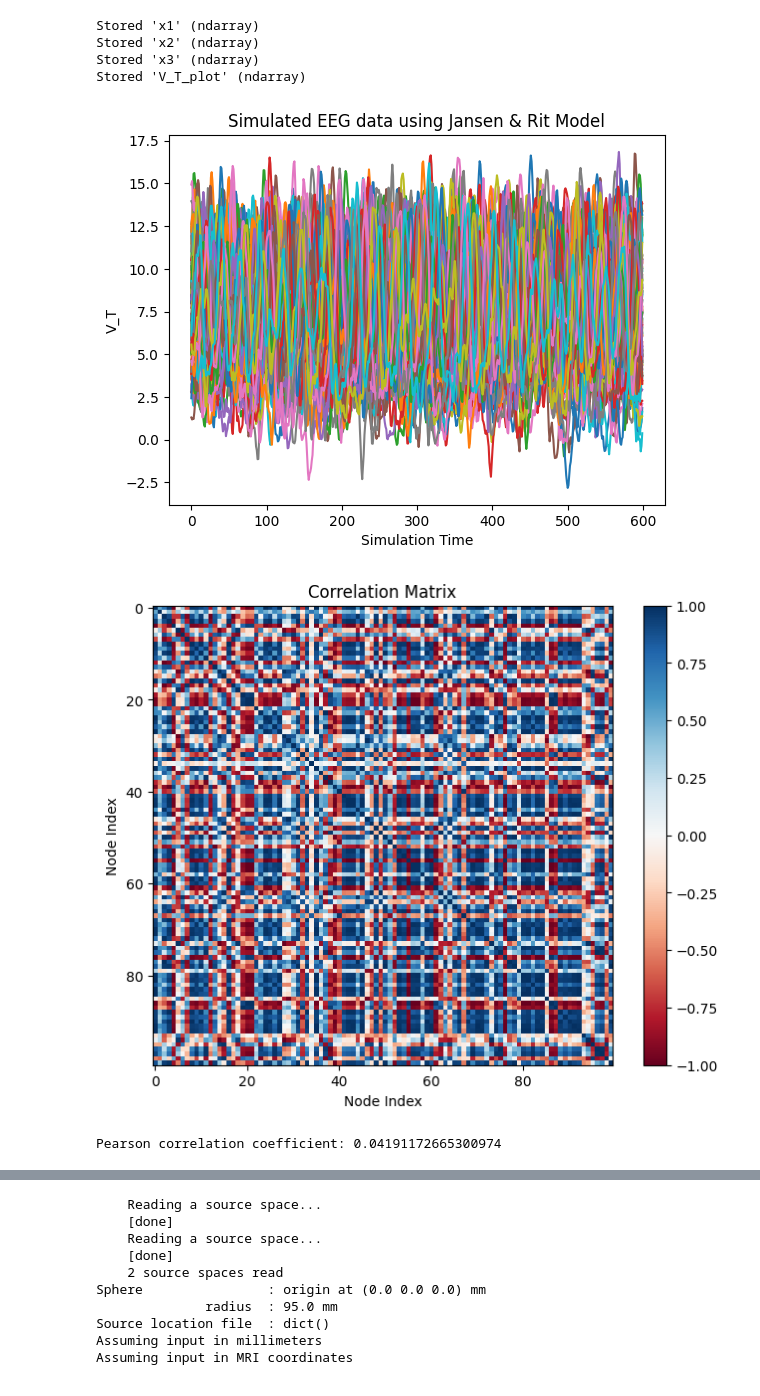
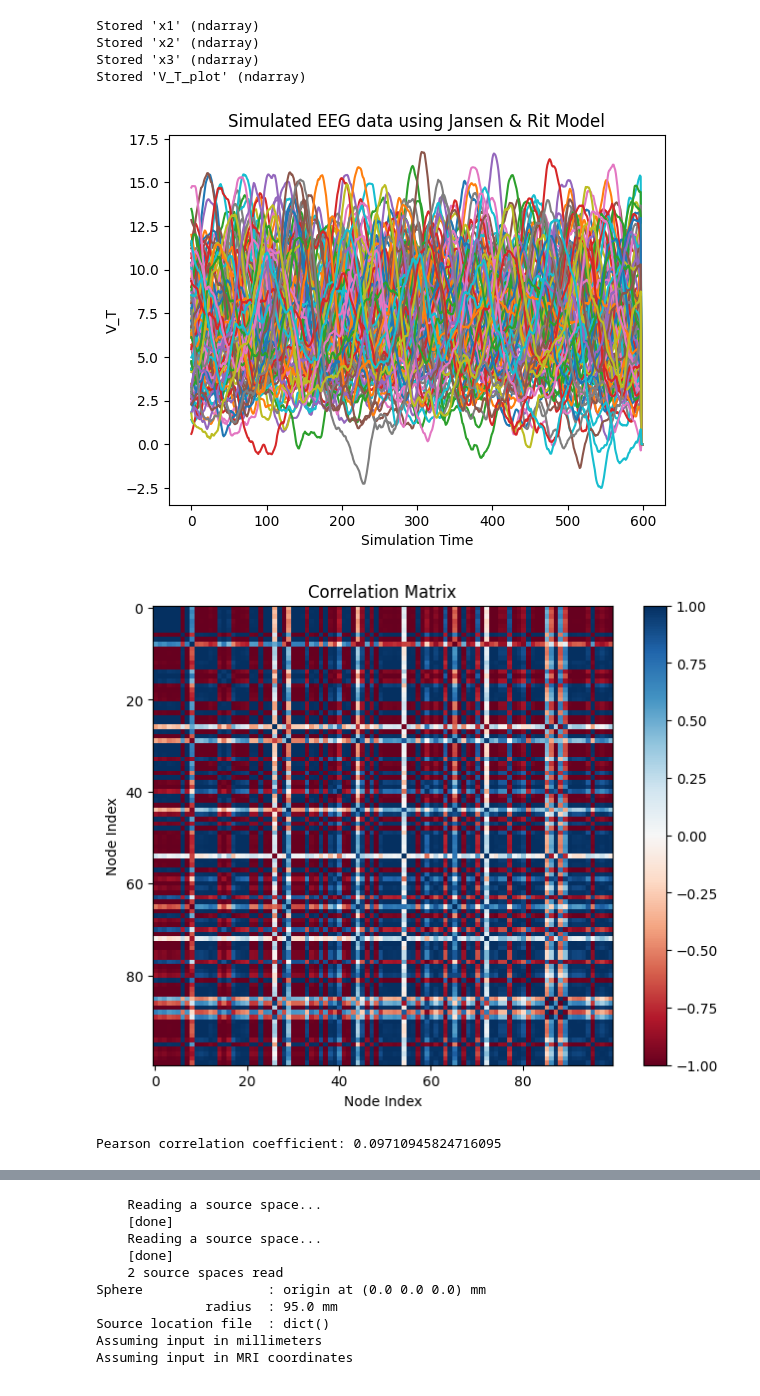
Before and after one commit to emias12/FinalYearProject, a Jupyter notebook: Jansen&Rit.ipynb, the cells around one changed output, grey strips where cells are left out. Drawn from its saved outputs; the diff is of its cells as text; code cells hidden in the pictures.

Commit message:
Adapted code to hardik data, with eeg channel filtering

```diff
--- a/Jansen&Rit.ipynb
+++ b/Jansen&Rit.ipynb
@@ -97,11 +97,14 @@ def system_of_equations(x):
 dt = 0.001 # Step size
 transient = 60  # Simulation duration for stabilizing (with Euler method)
 sim_length = 600 # Simulation time points (to plot)
-downsample = 4 # Downsample the simulation results
+# downsample = 4 # Downsample the simulation results
+downsample = 1
 
 # Fixed downsampling so sampling freq matches empirical EEG (250 Hz)
 # Sampling freq = 1 / dt = 1000 Hz
 # Downsampling to use = current sampling freq / intended sampling freq = 1000 / 250 = 4
+
+#N.B. Changed downsampling to 1 so sampling_freq remains at 1000 like the new empirical eeg data
 
 # Initial conditions
 initial_conditions = np.ones((8, num_nodes)) * 0.5
@@ -157,7 +160,7 @@ Stored 'x1' (ndarray)
 Stored 'x2' (ndarray)
 Stored 'x3' (ndarray)
 Stored 'V_T_plot' (ndarray)
-[figure, old version]
+[figure, new version]
 # %%
 %run BOLD_Model.ipynb
 
@@ -171,36 +174,36 @@ BOLD_temp = np.copy(initial_conditions)
 
 # Run simulation using Euler method, NOTE - total_downsampled_sims is the number of timepoints we have firing rates for
 for i in range(total_downsampled_sims):
     BOLD_temp += dt * np.array(balloon_windkessel_ode(BOLD_temp, i))
     if i % downsample == 0:
         # print(int(i/downsample), BOLD_temp[0][25], BOLD_temp[1][25], BOLD_temp[2][25], BOLD_temp[3][25])
         BOLD_vars[int(i/downsample)] = np.copy(BOLD_temp)
 
 BOLD_vars_result = BOLD_vars[-sim_length:]
 # Initialize BOLD array - will only take the final sim_length timepoints
-BOLD_array = np.zeros((sim_length, num_nodes))
+BOLD_array = np.zeros((sim_length - 1, num_nodes))
 
 
 # Generate BOLD array
-for t in range(sim_length):
+for t in range(sim_length - 1):
     q = BOLD_vars_result[t, 3, :]
     v = BOLD_vars_result[t, 2, :]
     BOLD_array[t, :] = V_0 * (k1 * (1 - q) + k2 * (1 - (q/v)) + k3 * (1 - v))
 
 # Now have a sim_lengthx100 BOLD array stored in BOLD_array
 # Calculate the FC from the BOLD signal
 
 FC_matrix = np.corrcoef(BOLD_array.T)
 
 plt.figure(figsize=(8, 6))
 plt.imshow(FC_matrix, cmap='RdBu', vmin=-1, vmax=1)
 plt.colorbar()
 plt.title('Correlation Matrix')
 plt.xlabel('Node Index')
 plt.ylabel('Node Index')
 plt.show()
 # %% [output]
-[figure, old version]
+[figure, new version]
 # %%
 # Calculate goodness of fit for BOLD data ####################################################
 
@@ -212,7 +215,7 @@ pearson_corr = np.corrcoef(np.ravel(FC_matrix), np.ravel(observed_fc_matrix))[0,
 
 print("Pearson correlation coefficient:", pearson_corr)
 # %% [output]
-Pearson correlation coefficient: 0.04191172665300974
+Pearson correlation coefficient: 0.09710945824716095
 # %%
 from scipy.stats import pearsonr
 import mne
```
Also changed, not shown: parts of 2 cells of this notebook, 1 other file.
